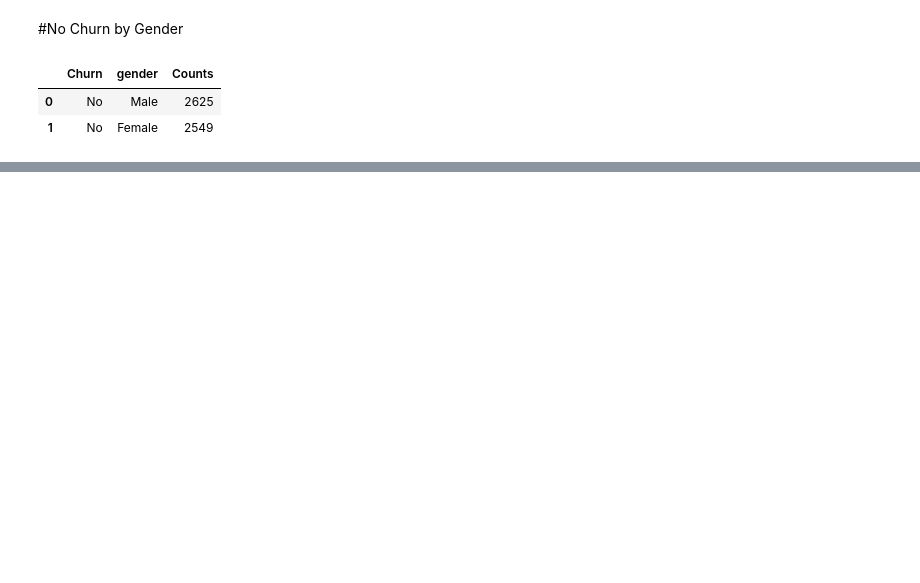
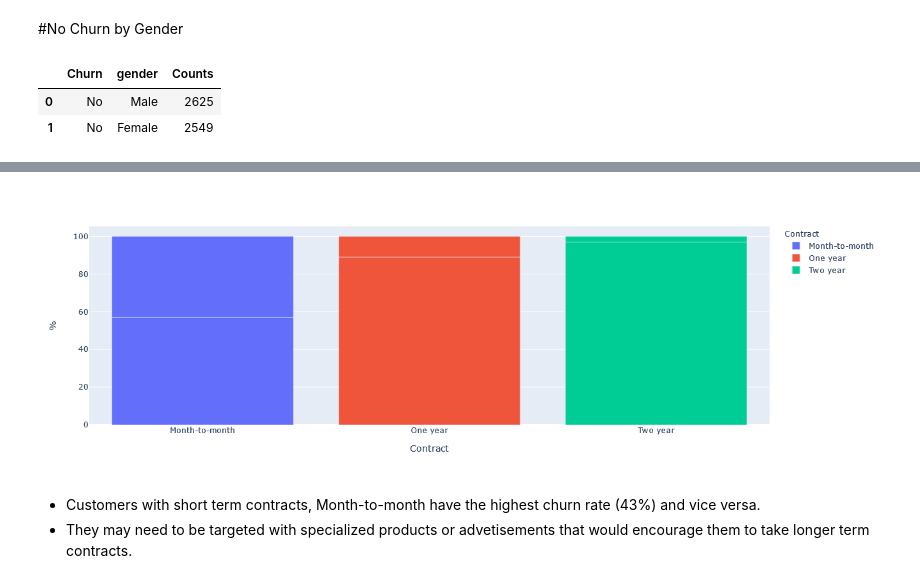
Before and after one commit to sobiero/ads-data-analysis-telco, a Jupyter notebook: data-analysis-telco.ipynb, the cells around one changed output, grey strips where cells are left out. Drawn from its saved outputs; the diff is of its cells as text; code cells hidden in the pictures; blank space fills up the shorter version.

```diff
--- a/data-analysis-telco.ipynb
+++ b/data-analysis-telco.ipynb
@@ -93,0 +104,4 @@ churn_by_sc
+# %%
+churn_by_contract = df.groupby(['Contract']).Churn.value_counts().reset_index(name = 'Counts')
+churn_by_contract['%'] = round(100 * churn_by_contract['Counts'] / churn_by_contract.groupby('Contract')['Counts'].transform('sum'))
+churn_by_contract
@@ -93,0 +116,10 @@ churn_by_sc
+# %%
+#churn_by_contract = px.data.medals_wide()
+fig = px.bar(churn_by_contract, x='Contract', y='%', color="Contract")
+#fig.update_layout(barmode='group')
+fig.show();
+# %% [output]
+[figure, added]
+# %% [markdown]
+- Customers with short term contracts, Month-to-month have the highest churn rate (43%) and vice versa.
+- They may need to be targeted with specialized products or advetisements that would encourage them to take longer term contracts.
```
Also changed, not shown: parts of 14 cells of this notebook.
